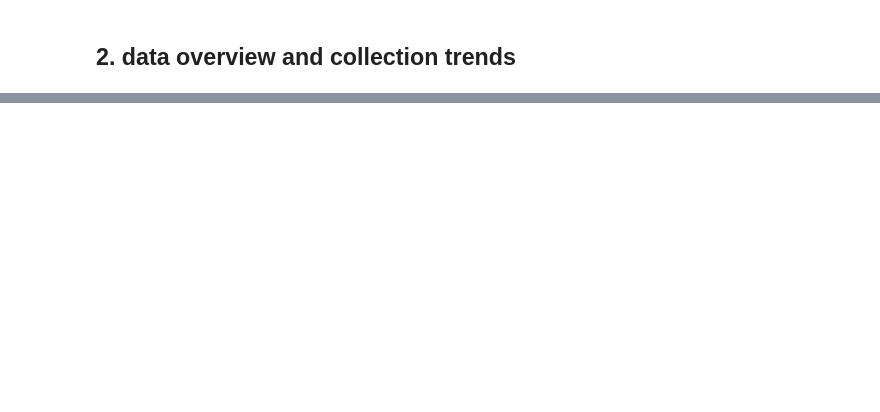
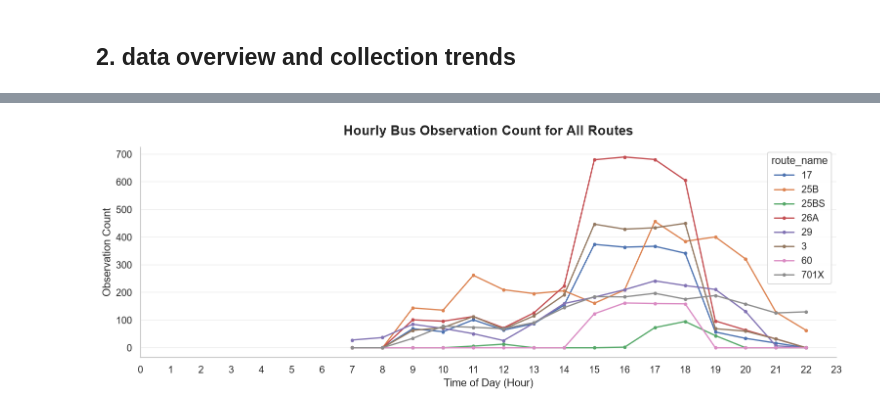
Before and after one commit to mkbk11/group-assignment_bus-crawler, a Jupyter notebook: group_assignment-macau_bus_crawler_simple.ipynb, the cells around one changed output, grey strips where cells are left out. Saved outputs shown, nothing was run; the diff lists cells and outputs as text; code cells hidden in the pictures; blank space fills up the shorter version.

```diff
--- a/group_assignment-macau_bus_crawler_simple.ipynb
+++ b/group_assignment-macau_bus_crawler_simple.ipynb
@@ -546,0 +651,22 @@ plt.show()
+# %%
+# Count bus observations by hour and route
+data = buses.copy()
+data["hour"] = data["crawl_time"].dt.hour
+g = data.groupby(["hour", "route_name"]).size().unstack(fill_value=0)
+
+# Plot hourly bus observations
+fig, ax = plt.subplots(figsize=(12, 4.5))
+g.plot.line(ax=ax, marker="o", markersize=3)
+
+ax.set_title("Hourly Bus Observation Count for All Routes", fontsize=15)
+ax.set_xlabel("Time of Day (Hour)")
+ax.set_ylabel("Observation Count")
+ax.set_xticks(range(0, 24))
+ax.grid(axis="y", alpha=0.3)
+ax.grid(axis="x", visible=False)
+ax.set_axisbelow(True)
+
+fig.tight_layout()
+plt.show()
+# %% [output]
+[figure, added]
```
Also changed, not shown: parts of 21 cells of this notebook, 3 other files.
